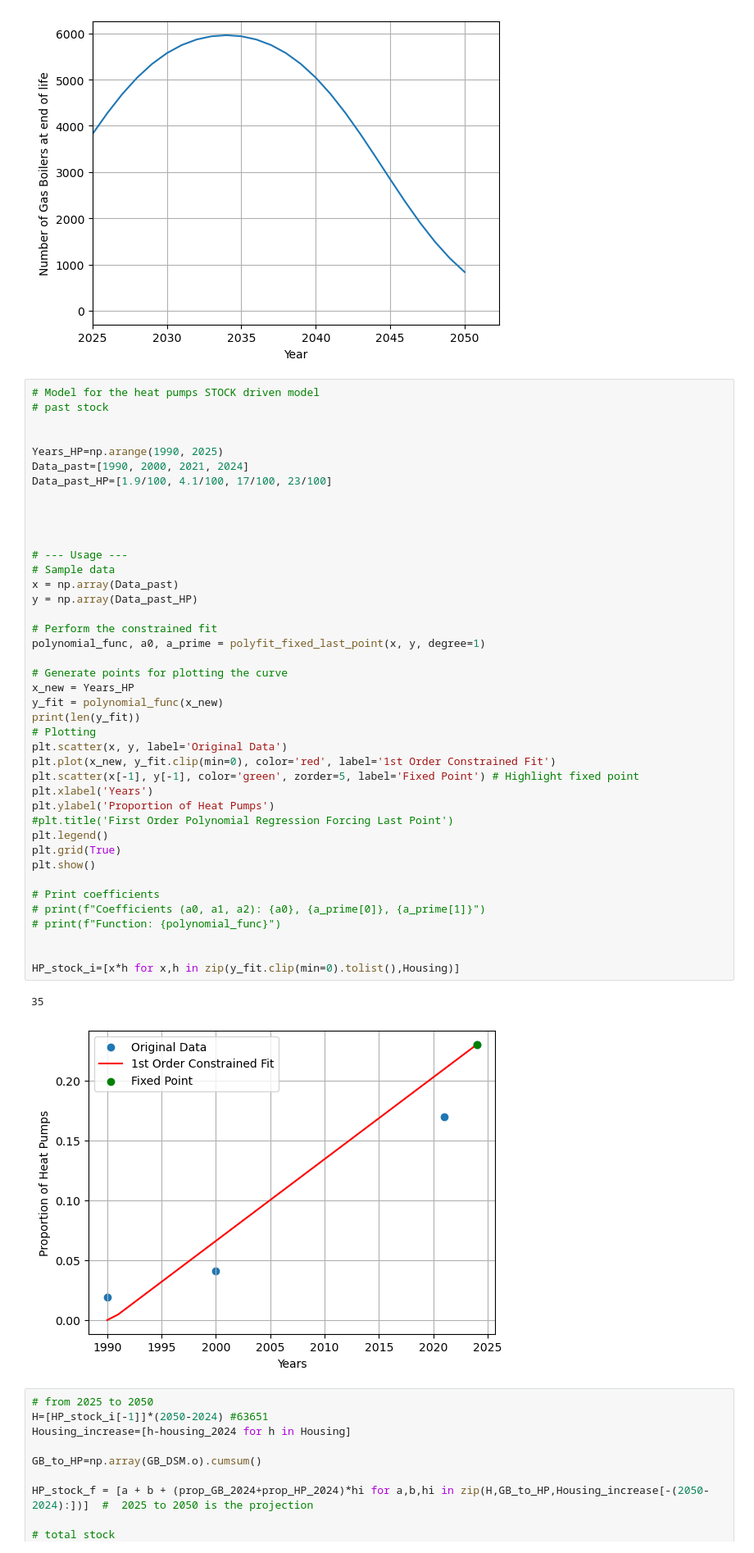
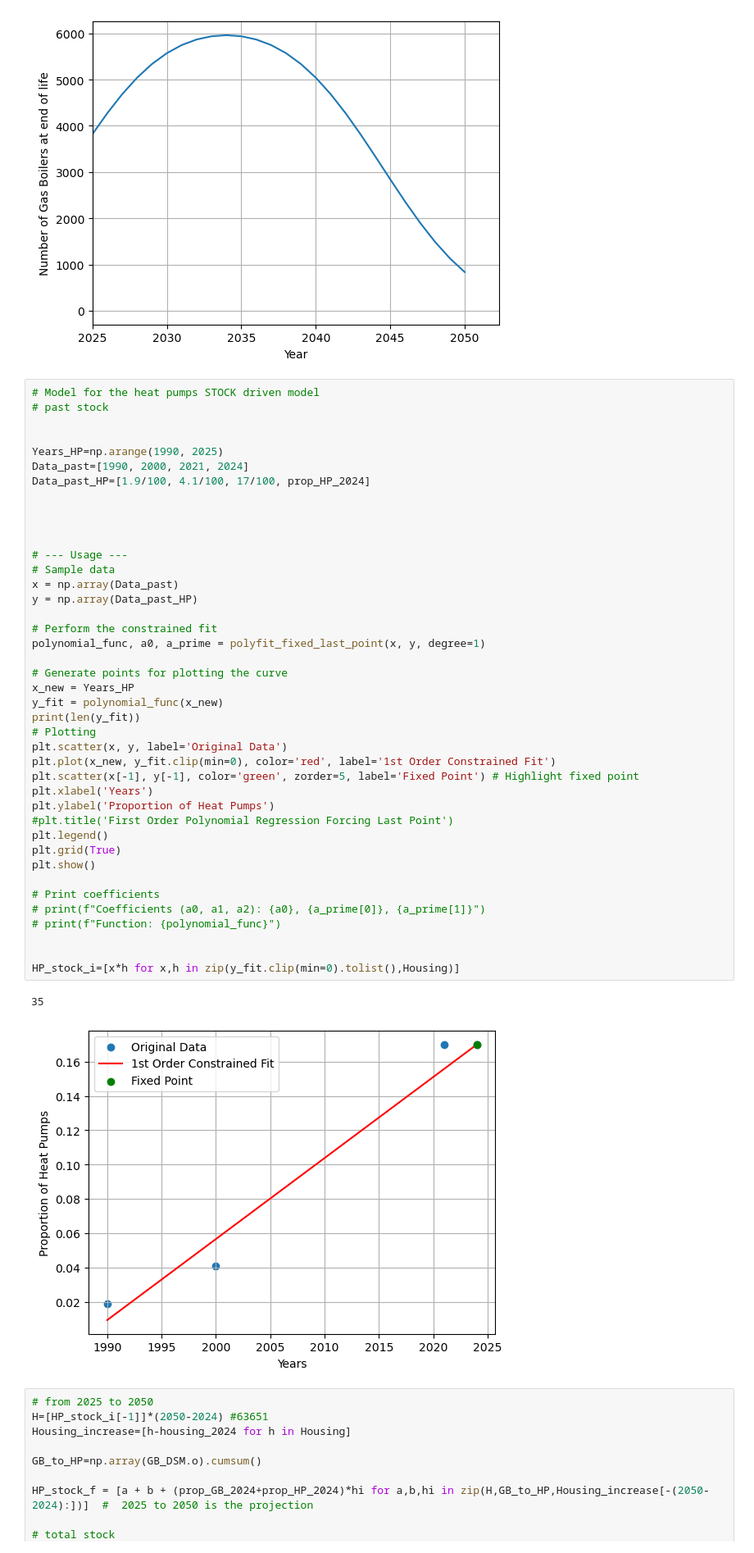
Before and after one commit to Margaux-Ccd/MFA_HeatPumps, a Jupyter notebook: Dynamic_MFA/Dynamic_HP.ipynb, the cells around one changed output. Shown at 82% size. Saved outputs shown, nothing was run; the diff lists cells and outputs as text.

```diff
--- a/Dynamic_MFA/Dynamic_HP.ipynb
+++ b/Dynamic_MFA/Dynamic_HP.ipynb
@@ -179,7 +179,7 @@ plt.show()
 
 Years_HP=np.arange(1990, 2025)
 Data_past=[1990, 2000, 2021, 2024]
-Data_past_HP=[1.9/100, 4.1/100, 17/100, 23/100]
+Data_past_HP=[1.9/100, 4.1/100, 17/100, prop_HP_2024]
 
 
 
@@ -188,34 +188,34 @@ Data_past_HP=[1.9/100, 4.1/100, 17/100, 23/100]
 # Sample data
 x = np.array(Data_past)
 y = np.array(Data_past_HP)
 
 # Perform the constrained fit
 polynomial_func, a0, a_prime = polyfit_fixed_last_point(x, y, degree=1)
 
 # Generate points for plotting the curve
 x_new = Years_HP
 y_fit = polynomial_func(x_new)
 print(len(y_fit))
 # Plotting
 plt.scatter(x, y, label='Original Data')
 plt.plot(x_new, y_fit.clip(min=0), color='red', label='1st Order Constrained Fit')
 plt.scatter(x[-1], y[-1], color='green', zorder=5, label='Fixed Point') # Highlight fixed point
 plt.xlabel('Years')
 plt.ylabel('Proportion of Heat Pumps')
 #plt.title('First Order Polynomial Regression Forcing Last Point')
 plt.legend()
 plt.grid(True)
 plt.show()
 
 # Print coefficients
 # print(f"Coefficients (a0, a1, a2): {a0}, {a_prime[0]}, {a_prime[1]}")
 # print(f"Function: {polynomial_func}")
 
 
 HP_stock_i=[x*h for x,h in zip(y_fit.clip(min=0).tolist(),Housing)]
 # %% [output]
 35
-[figure, old version]
+[figure, new version]
 # %%
 # from 2025 to 2050
 H=[HP_stock_i[-1]]*(2050-2024) #63651
```
Also changed, not shown: parts of 15 cells of this notebook.
